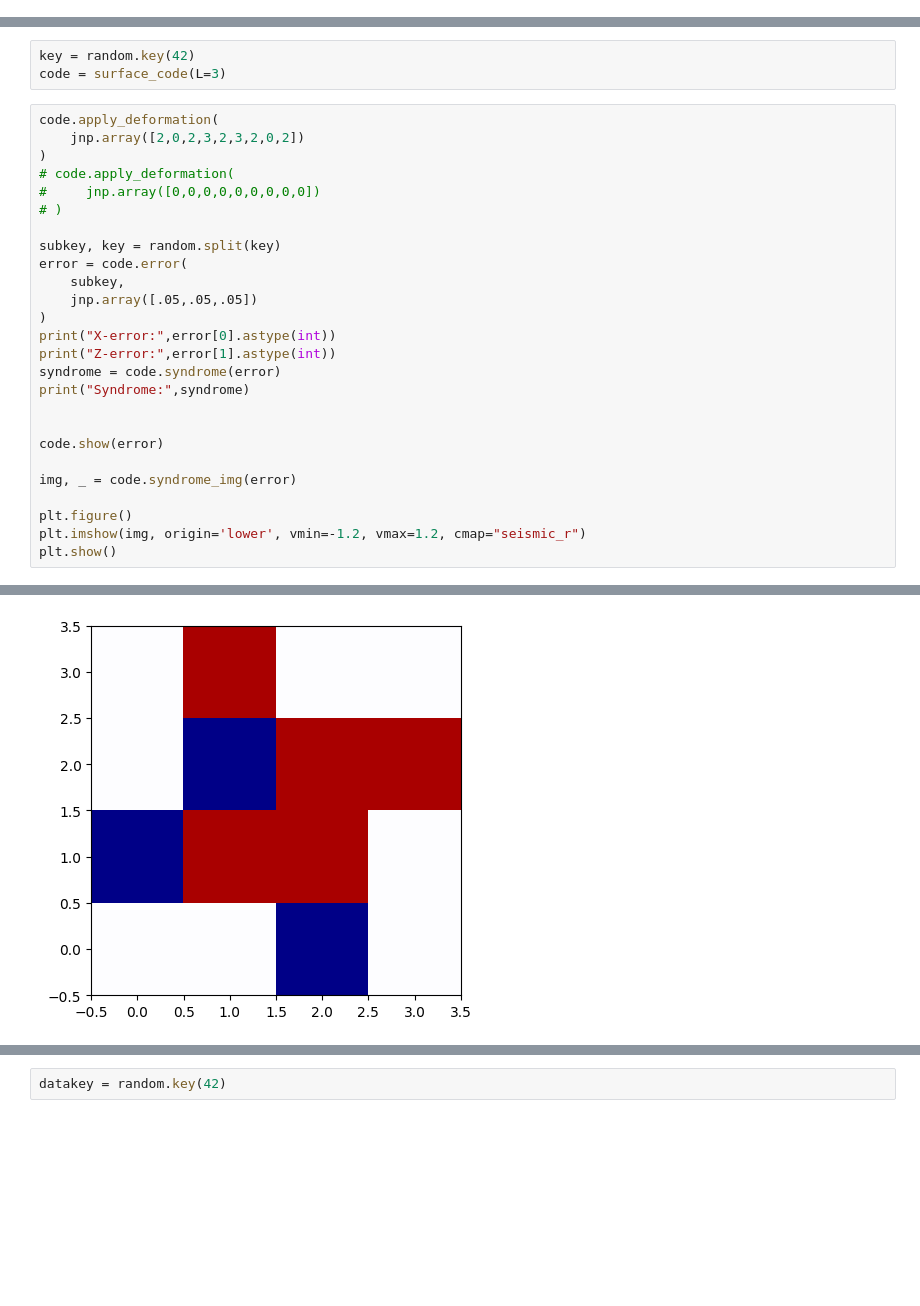
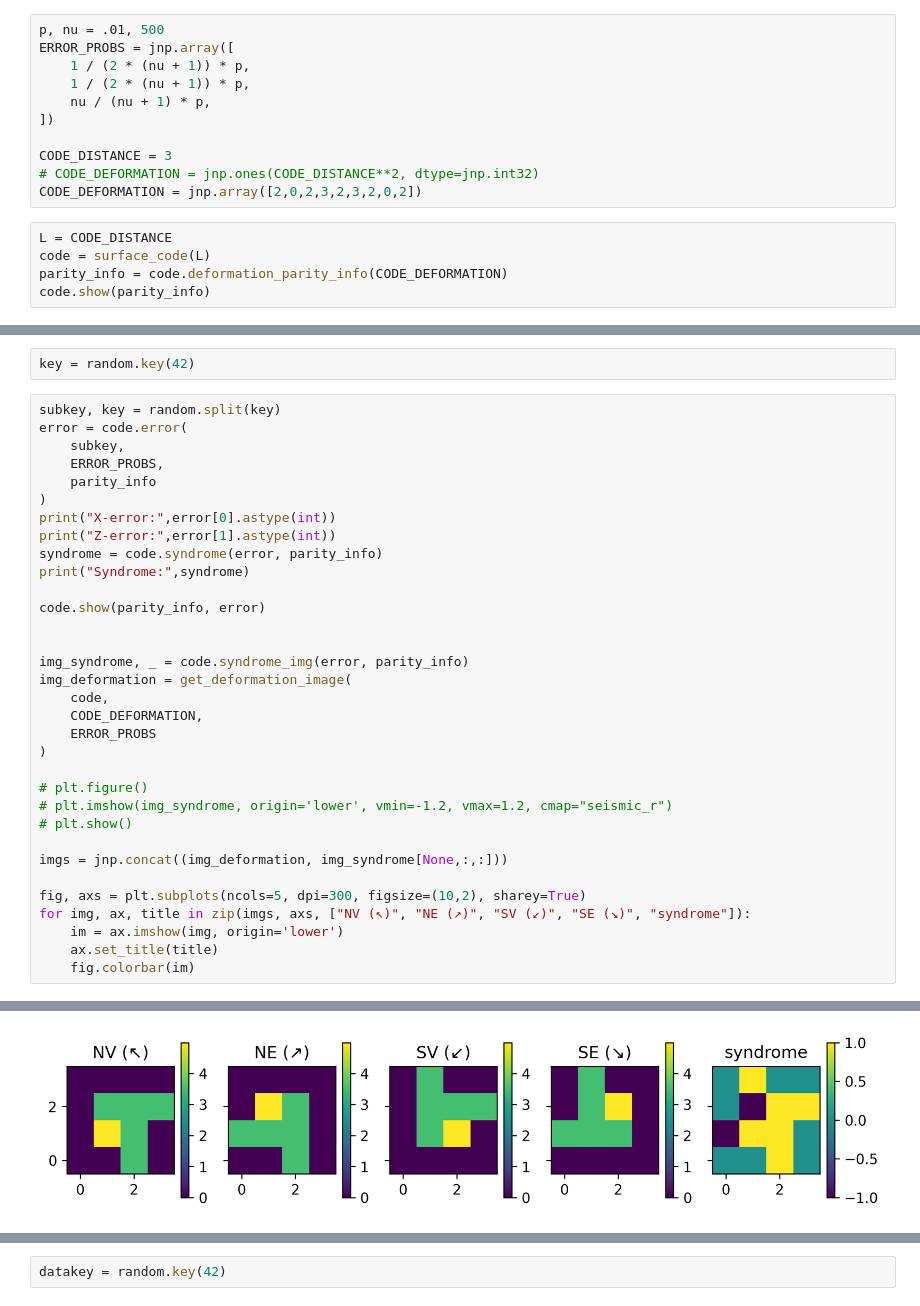
Before and after one commit to JuliusRye/QEC, a Jupyter notebook: Modules/quantum_error_correction_code.ipynb, the cells around one changed output, grey strips where cells are left out. Saved outputs shown, nothing was run; the diff lists cells and outputs as text; blank space fills up the shorter version.

Commit message:
Started work on bringing the the clifford deformation info into the CNN to train it on a wide range of deformations

```diff
--- a/Modules/quantum_error_correction_code.ipynb
+++ b/Modules/quantum_error_correction_code.ipynb
@@ -6,0 +7,16 @@ from quantum_error_correction_code import surface_code
+# %%
+p, nu = .01, 500
+ERROR_PROBS = jnp.array([
+    1 / (2 * (nu + 1)) * p,
+    1 / (2 * (nu + 1)) * p,
+    nu / (nu + 1) * p,
+])
+
+CODE_DISTANCE = 3
+# CODE_DEFORMATION = jnp.ones(CODE_DISTANCE**2, dtype=jnp.int32)
+CODE_DEFORMATION = jnp.array([2,0,2,3,2,3,2,0,2])
+# %%
+L = CODE_DISTANCE
+code = surface_code(L)
+parity_info = code.deformation_parity_info(CODE_DEFORMATION)
+code.show(parity_info)
@@ -7,30 +25,36 @@ from quantum_error_correction_code import surface_code
 # %%
 key = random.key(42)
-code = surface_code(L=3)
 # %%
-code.apply_deformation(
-    jnp.array([2,0,2,3,2,3,2,0,2])
-)
-# code.apply_deformation(
-#     jnp.array([0,0,0,0,0,0,0,0,0])
-# )
-
 subkey, key = random.split(key)
 error = code.error(
     subkey,
-    jnp.array([.05,.05,.05])
+    ERROR_PROBS,
+    parity_info
 )
 print("X-error:",error[0].astype(int))
 print("Z-error:",error[1].astype(int))
-syndrome = code.syndrome(error)
+syndrome = code.syndrome(error, parity_info)
 print("Syndrome:",syndrome)
 
+code.show(parity_info, error)
 
-code.show(error)
 
-img, _ = code.syndrome_img(error)
+img_syndrome, _ = code.syndrome_img(error, parity_info)
+img_deformation = get_deformation_image(
+    code,
+    CODE_DEFORMATION,
+    ERROR_PROBS
+)
 
-plt.figure()
-plt.imshow(img, origin='lower', vmin=-1.2, vmax=1.2, cmap="seismic_r")
-plt.show()
+# plt.figure()
+# plt.imshow(img_syndrome, origin='lower', vmin=-1.2, vmax=1.2, cmap="seismic_r")
+# plt.show()
+
+imgs = jnp.concat((img_deformation, img_syndrome[None,:,:]))
+
+fig, axs = plt.subplots(ncols=5, dpi=300, figsize=(10,2), sharey=True)
+for img, ax, title in zip(imgs, axs, ["NV (↖)", "NE (↗)", "SV (↙)", "SE (↘)", "syndrome"]):
+    im = ax.imshow(img, origin='lower')
+    ax.set_title(title)
+    fig.colorbar(im)
 # %% [output]
@@ -45,4 +65,4 @@ parity_z=Array([0, 0, 0, 1, 0, 1, 1, 1], dtype=int32)
-[figure, old version]
+[figure, new version]
 # %%
 BATCH_SIZE = 1000
 
```
Also changed, not shown: parts of 6 cells of this notebook, 6 other files.
